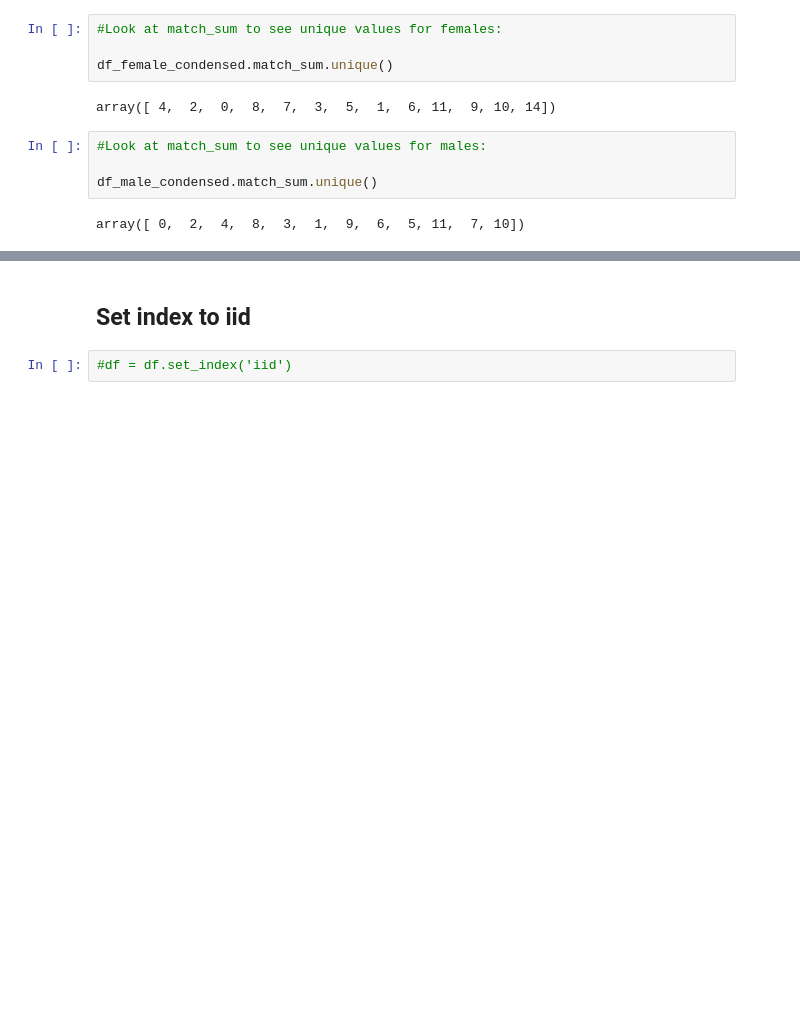
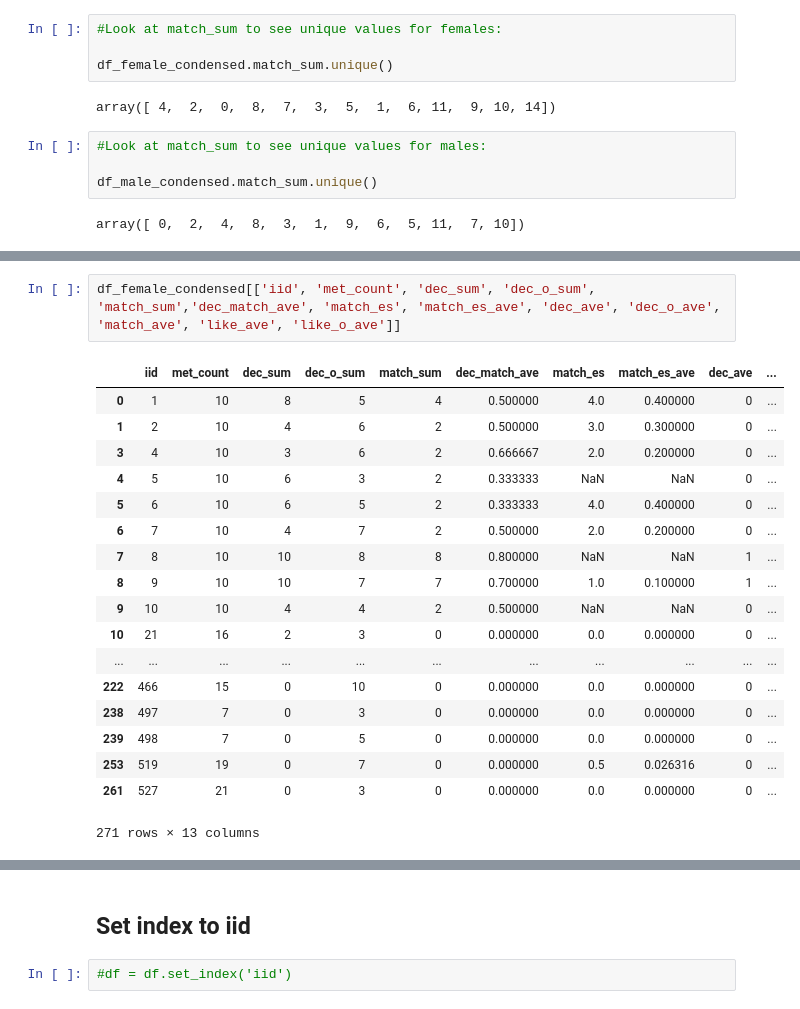
Before and after one commit to MirandaRemmer/DS-SF-23-work, a Jupyter notebook: final-project - MR/4/SpeedDatingDataset_FinalProject_REMMER_draft2.ipynb, the cells around one changed output, grey strips where cells are left out. Cells and saved outputs as stored; diff of their text form; blank space fills up the shorter version.

```diff
--- a/final-project - MR/3/SpeedDatingDataset_FinalProject_REMMER_draft2.ipynb
+++ b/final-project - MR/4/SpeedDatingDataset_FinalProject_REMMER_draft2.ipynb
@@ -1588,0 +1739,21 @@ array([ 0,  2,  4,  8,  3,  1,  9,  6,  5, 11,  7, 10])
+# %%
+df_female_condensed[['iid', 'met_count', 'dec_sum', 'dec_o_sum', 'match_sum','dec_match_ave', 'match_es', 'match_es_ave', 'dec_ave', 'dec_o_ave', 'match_ave', 'like_ave', 'like_o_ave']]
+# %% [output]
+|  | iid | met_count | dec_sum | dec_o_sum | match_sum | dec_match_ave | match_es | match_es_ave | dec_ave | ... |
+| 0 | 1 | 10 | 8 | 5 | 4 | 0.500000 | 4.0 | 0.400000 | 0 | ... |
+| 1 | 2 | 10 | 4 | 6 | 2 | 0.500000 | 3.0 | 0.300000 | 0 | ... |
+| 3 | 4 | 10 | 3 | 6 | 2 | 0.666667 | 2.0 | 0.200000 | 0 | ... |
+| 4 | 5 | 10 | 6 | 3 | 2 | 0.333333 | NaN | NaN | 0 | ... |
+| 5 | 6 | 10 | 6 | 5 | 2 | 0.333333 | 4.0 | 0.400000 | 0 | ... |
+| 6 | 7 | 10 | 4 | 7 | 2 | 0.500000 | 2.0 | 0.200000 | 0 | ... |
+| 7 | 8 | 10 | 10 | 8 | 8 | 0.800000 | NaN | NaN | 1 | ... |
+| 8 | 9 | 10 | 10 | 7 | 7 | 0.700000 | 1.0 | 0.100000 | 1 | ... |
+| 9 | 10 | 10 | 4 | 4 | 2 | 0.500000 | NaN | NaN | 0 | ... |
+| 10 | 21 | 16 | 2 | 3 | 0 | 0.000000 | 0.0 | 0.000000 | 0 | ... |
+| ... | ... | ... | ... | ... | ... | ... | ... | ... | ... | ... |
+| 222 | 466 | 15 | 0 | 10 | 0 | 0.000000 | 0.0 | 0.000000 | 0 | ... |
+| 238 | 497 | 7 | 0 | 3 | 0 | 0.000000 | 0.0 | 0.000000 | 0 | ... |
+| 239 | 498 | 7 | 0 | 5 | 0 | 0.000000 | 0.0 | 0.000000 | 0 | ... |
+| 253 | 519 | 19 | 0 | 7 | 0 | 0.000000 | 0.5 | 0.026316 | 0 | ... |
+| 261 | 527 | 21 | 0 | 3 | 0 | 0.000000 | 0.0 | 0.000000 | 0 | ... |
+271 rows × 13 columns
```
Also changed, not shown: parts of 20 cells of this notebook, 6 other files.
